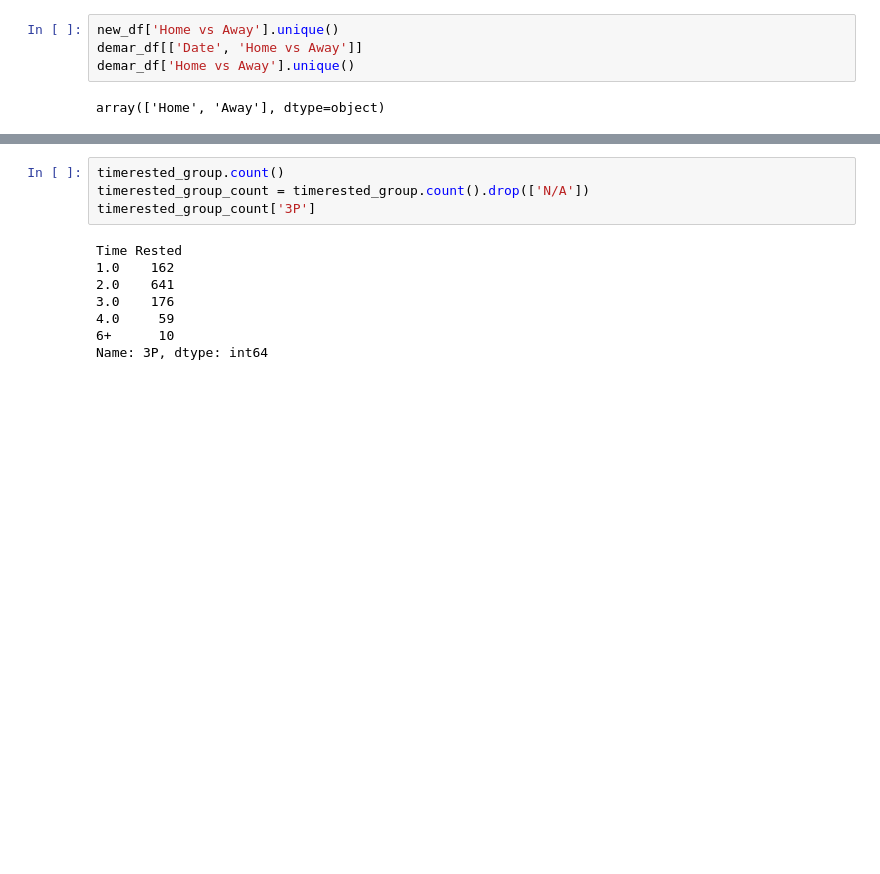
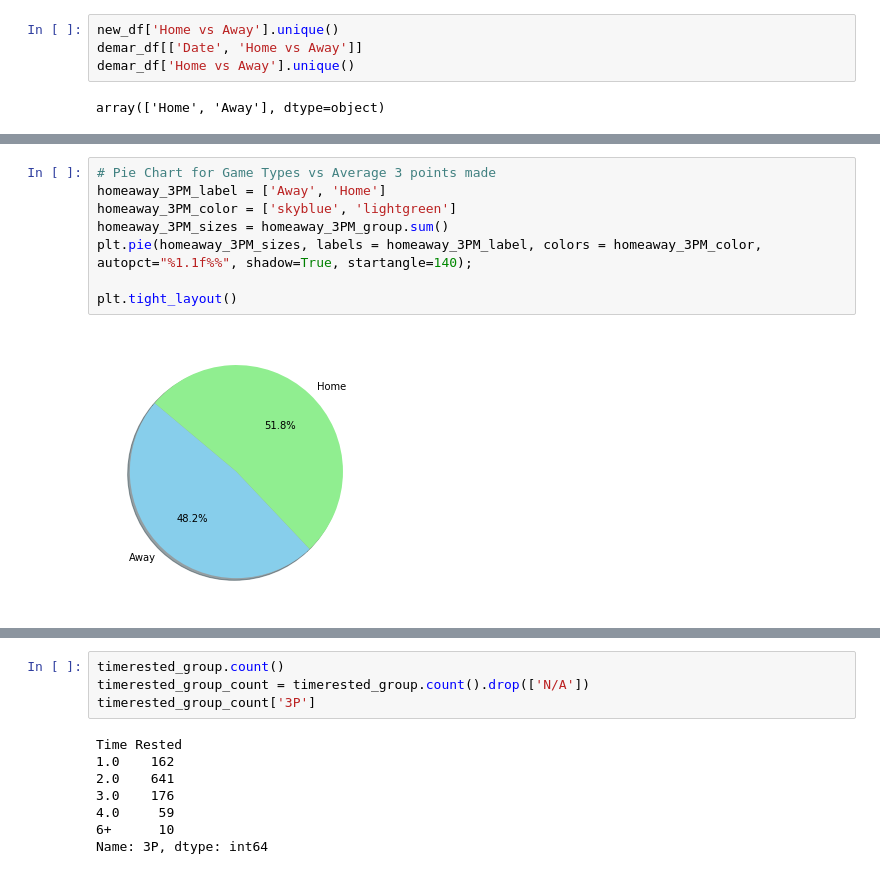
Before and after one commit to jferna73/project-one-, a Jupyter notebook: Data- Daniel/2017-2018 DataFrame.ipynb, the cells around one changed output, grey strips where cells are left out. Saved outputs shown, nothing was run; the diff lists cells and outputs as text; blank space fills up the shorter version.

```diff
--- a/Data- Daniel/2017-2018 DataFrame.ipynb
+++ b/Data- Daniel/2017-2018 DataFrame.ipynb
@@ -985,3 +1041,13 @@ Text(0.5, 1.0, 'Game Types vs Average 3 Points Made')
+# %%
+# Pie Chart for Game Types vs Average 3 points made
+homeaway_3PM_label = ['Away', 'Home']
+homeaway_3PM_color = ['skyblue', 'lightgreen']
+homeaway_3PM_sizes = homeaway_3PM_group.sum()
+plt.pie(homeaway_3PM_sizes, labels = homeaway_3PM_label, colors = homeaway_3PM_color, autopct="%1.1f%%", shadow=True, startangle=140);
+
+plt.tight_layout()
+# %% [output]
+[figure, added]
 # %%
 # Find out the 3 point percentages in Home and Away games
 homeaway_3PPercent = pd.DataFrame({"Home vs Away": demar_df['Home vs Away'],
```
Also changed, not shown: parts of 11 cells of this notebook, 3 other files.
